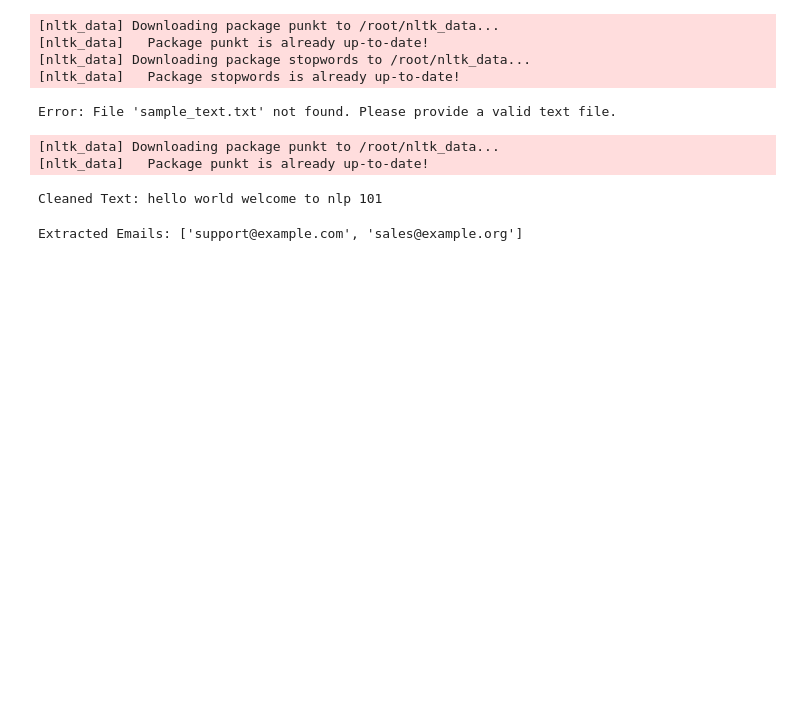
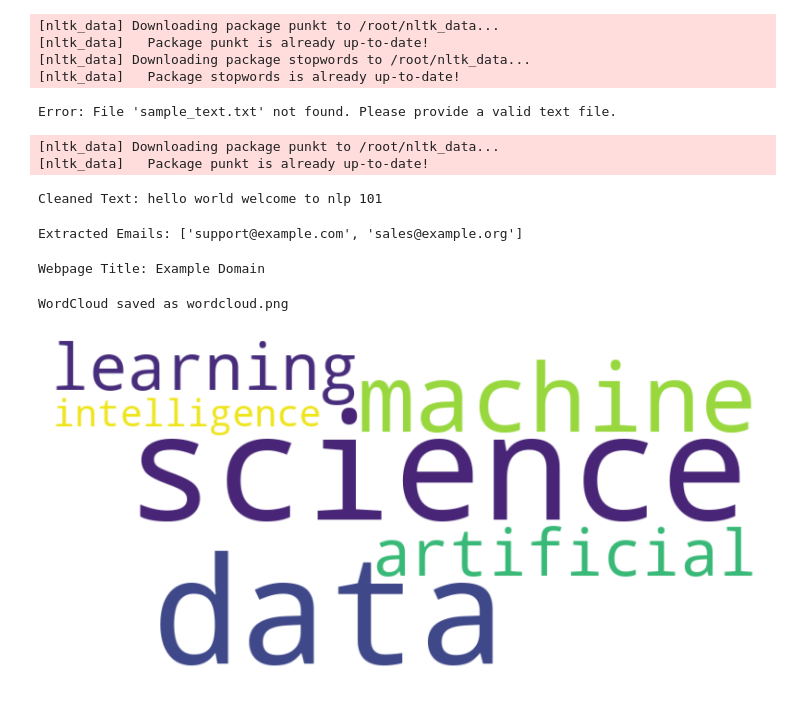
Before and after one commit to Rishitagoud/AD, a Jupyter notebook: excelR_Assignments.ipynb, the cells around one changed output. Cells and saved outputs as stored; diff of their text form; code cells hidden in the pictures; blank space fills up the shorter version.

```diff
--- a/excelR_Assignments.ipynb
+++ b/excelR_Assignments.ipynb
@@ -267,0 +266,72 @@ Extracted Emails: ['support@example.com', 'sales@example.org']
+# %%
+#day18
+import requests
+from bs4 import BeautifulSoup
+
+def fetch_webpage_title(url):
+    try:
+        # Send a GET request to the webpage
+        response = requests.get(url)
+        response.raise_for_status()  # Raise an error for bad status codes
+
+        # Parse the webpage content
+        soup = BeautifulSoup(response.text, 'html.parser')
+
+        # Extract and return the title
+        return soup.title.string if soup.title else "No title found"
+    except requests.exceptions.RequestException as e:
+        return f"Error fetching webpage: {e}"
+
+# Test the function
+url = 'https://example.com'
+webpage_title = fetch_webpage_title(url)
+print("Webpage Title:", webpage_title)
+# %% [output]
+Webpage Title: Example Domain
+# %%
+#day20
+from wordcloud import WordCloud
+import matplotlib.pyplot as plt
+
+def generate_wordcloud(text, output_filename):
+    # Generate the WordCloud
+    wordcloud = WordCloud(width=800, height=400, background_color='white').generate(text)
+
+    # Display the WordCloud
+    plt.figure(figsize=(10, 5))
+    plt.imshow(wordcloud, interpolation='bilinear')
+    plt.axis("off")
+
+    # Save the WordCloud image
+    wordcloud.to_file(output_filename)
+    print(f"WordCloud saved as {output_filename}")
+
+# Sample text
+data_text = 'data science machine learning artificial intelligence'
+
+# Generate and save WordCloud
+#day20
+from wordcloud import WordCloud
+import matplotlib.pyplot as plt
+
+def generate_wordcloud(text, output_filename):
+    # Generate the WordCloud
+    wordcloud = WordCloud(width=800, height=400, background_color='white').generate(text)
+
+    # Display the WordCloud
+    plt.figure(figsize=(10, 5))
+    plt.imshow(wordcloud, interpolation='bilinear')
+    plt.axis("off")
+
+    # Save the WordCloud image
+    wordcloud.to_file(output_filename)
+    print(f"WordCloud saved as {output_filename}")
+
+# Sample text
+data_text = 'data science machine learning artificial intelligence'
+
+# Generate and save WordCloud
+generate_wordcloud(data_text, 'wordcloud.png')
+# %% [output]
+WordCloud saved as wordcloud.png
+[figure, added]
```
Also changed, not shown: parts of 6 cells of this notebook.
